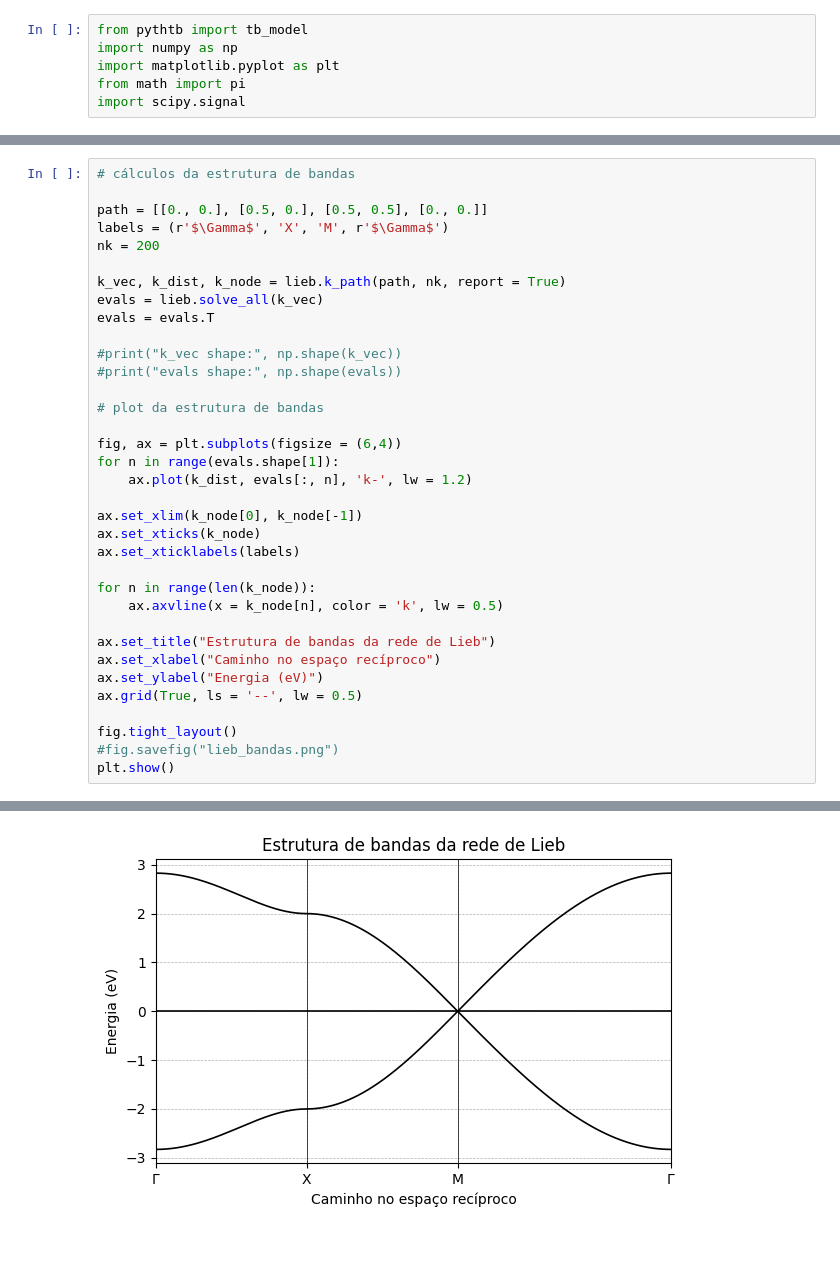
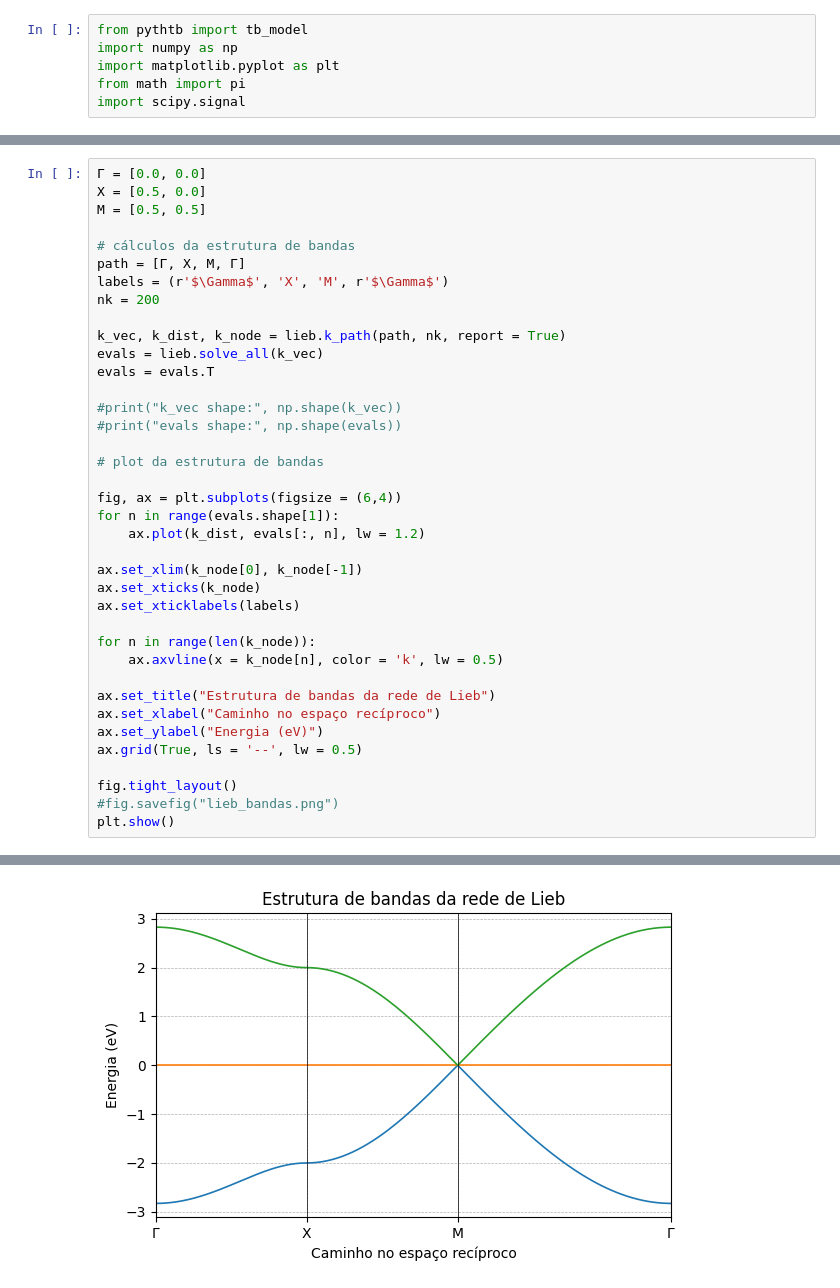
Before and after one commit to jojomolinetes/Rede-de-Lieb---modelo-Tight-Binding, a Jupyter notebook: modelo 8 tight-binding - joana.ipynb, the cells around one changed output, grey strips where cells are left out. Saved outputs shown, nothing was run; the diff lists cells and outputs as text; blank space fills up the shorter version.

```diff
--- a/modelo 8 tight-binding - joana.ipynb
+++ b/modelo 8 tight-binding - joana.ipynb
@@ -40,8 +41,11 @@ ax.set_title("Rede de lieb")
 [figure]
 # %%
+Γ = [0.0, 0.0]
+X = [0.5, 0.0]
+M = [0.5, 0.5]
+
 # cálculos da estrutura de bandas
-
-path = [[0., 0.], [0.5, 0.], [0.5, 0.5], [0., 0.]]
+path = [Γ, X, M, Γ]
 labels = (r'$\Gamma$', 'X', 'M', r'$\Gamma$')
 nk = 200
 
@@ -56,7 +60,7 @@ evals = evals.T
 
 fig, ax = plt.subplots(figsize = (6,4))
 for n in range(evals.shape[1]):
-    ax.plot(k_dist, evals[:, n], 'k-', lw = 1.2)
+    ax.plot(k_dist, evals[:, n], lw = 1.2)
 
 ax.set_xlim(k_node[0], k_node[-1])
 ax.set_xticks(k_node)
@@ -94 +98 @@ evals shape: (200, 3)
-[figure, old version]
+[figure, new version]
```
Also changed, not shown: parts of 6 cells of this notebook.
